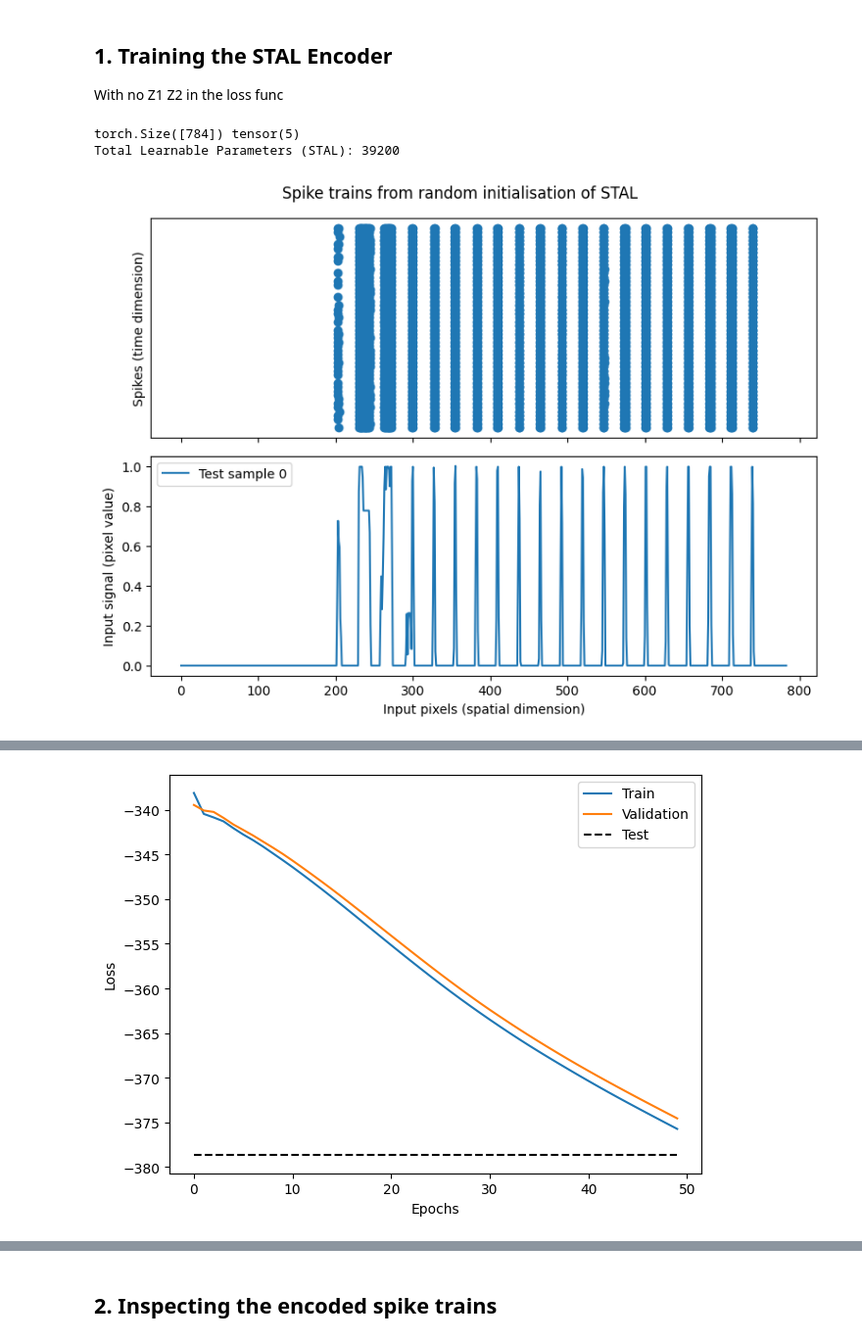
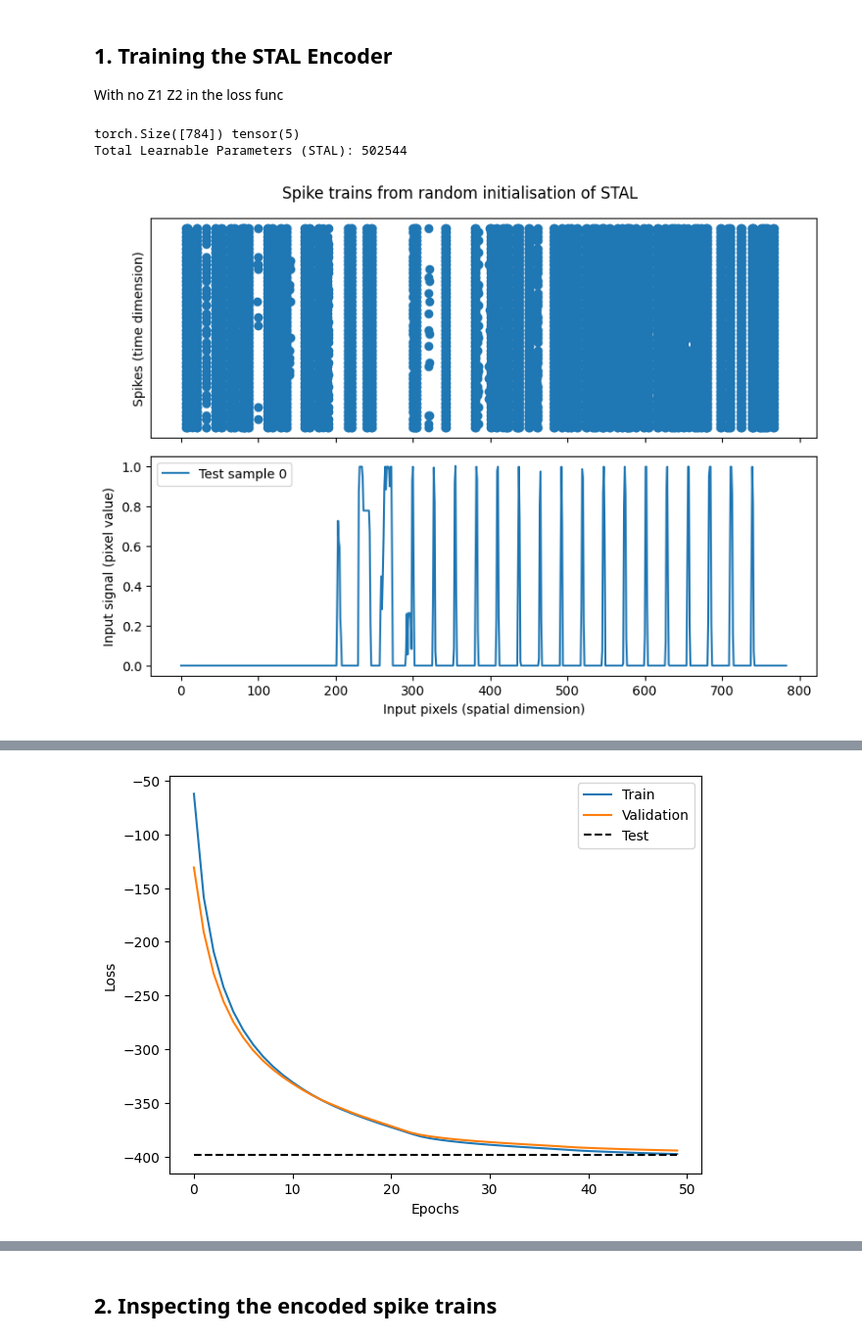
Before and after one commit to freek1/stal-v2, a Jupyter notebook: stal_v_rate_mnist.ipynb, the cells around one changed output, grey strips where cells are left out. Shown at 98% size. Saved outputs shown, nothing was run; the diff lists cells and outputs as text; code cells hidden in the pictures.

```diff
--- a/stal_v_rate_mnist.ipynb
+++ b/stal_v_rate_mnist.ipynb
@@ -15,7 +15,8 @@ import time
 from mnist.load_mnist import load_mnist
 from STAL.STAL import SpikeThresholdAdaptiveLearning
 # from STAL_loss.loss_low_sp import DefaultLoss
-from STAL_loss.default_loss import DefaultLoss
+# from STAL_loss.default_loss import DefaultLoss
+from STAL_loss.only_mi_loss import MILoss as DefaultLoss
 
 device = torch.device("mps")
 
@@ -29,9 +30,9 @@ print(train_X[0].shape, train_y[0])
 omega = train_X[0].size(0)
 psi = 50
 c = 1
-l1_sz = 0 # omega // 2 # 392
-l2_sz = 0 # omega // 4 # 196
-drop_p = 0.5
+l1_sz = omega // 2 # 392
+l2_sz = omega // 2 # 196
+drop_p = 0# 0.2
 
 STAL = SpikeThresholdAdaptiveLearning(omega, psi, c, l1_sz, l2_sz, drop_p)
 STAL.print_learnable_params()
@@ -149,33 +150,33 @@ plot_loss(train_loss, val_loss, test_loss)
 # Inspect the spike train after training
 STAL.cpu()
 STAL.eval()
 
 B_STAL_tr = train_spiketrains.reshape(-1, omega, c, psi).squeeze(2)
 B_STAL_val = val_spiketrains.reshape(-1, omega, c, psi).squeeze(2)
 B_STAL_ts = test_spiketrains.reshape(-1, omega, c, psi).squeeze(2)
 b = B_STAL_ts[0]
 pixels, spikes = np.where(b == 1)
 
 fig, axs = plt.subplots(2, 1, figsize=(8, 6), sharex=True)
 axs[0].scatter(pixels, (spikes/psi))
 axs[0].set_ylabel("Spikes (time dimension)")
 axs[0].set_yticks([])
 
 axs[1].plot(x[0], label="Test sample 0")
 axs[1].set_xlabel("Input pixels (spatial dimension)")
 axs[1].set_ylabel("Input signal (pixel value)")
 axs[1].legend()
 
 plt.suptitle("Spike trains after training of STAL")
 plt.tight_layout()
 # plt.savefig("img/post_training_example_mnist_low_sp.png")
 plt.show()
 
 B_STAL_tr = torch.tensor(B_STAL_tr)
 B_STAL_val = torch.tensor(B_STAL_val)
 B_STAL_ts = torch.tensor(B_STAL_ts)
 # %% [output]
 torch.Size([784]) tensor(5)
-Total Learnable Parameters (STAL): 39200
+Total Learnable Parameters (STAL): 502544
-[figure, old version]
+[figure, new version]
 Default Loss initialized.
@@ -198 +199 @@ Training took 107.87s
-[figure, old version]
+[figure, new version]
```
Also changed, not shown: parts of 14 cells of this notebook, 3 other files.
